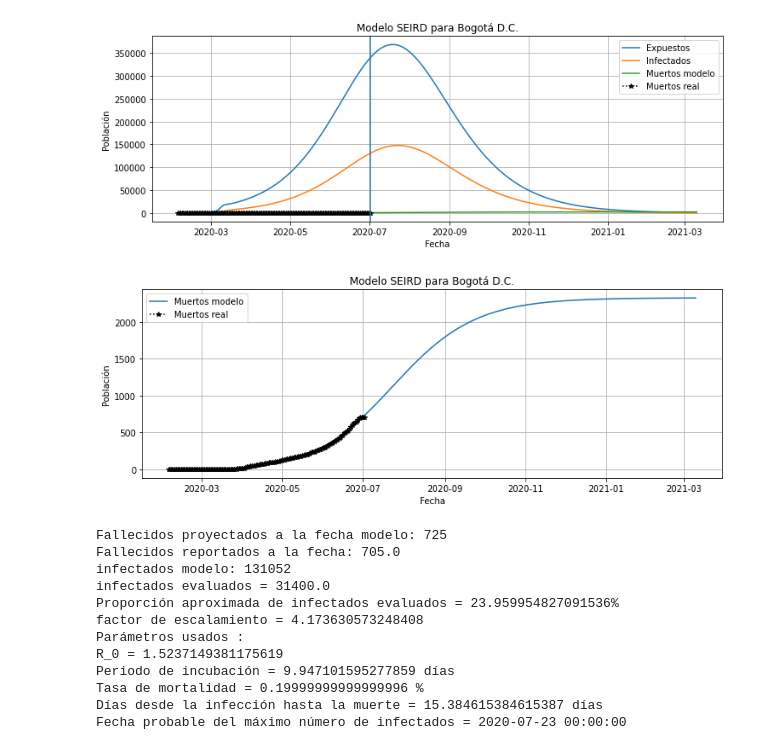
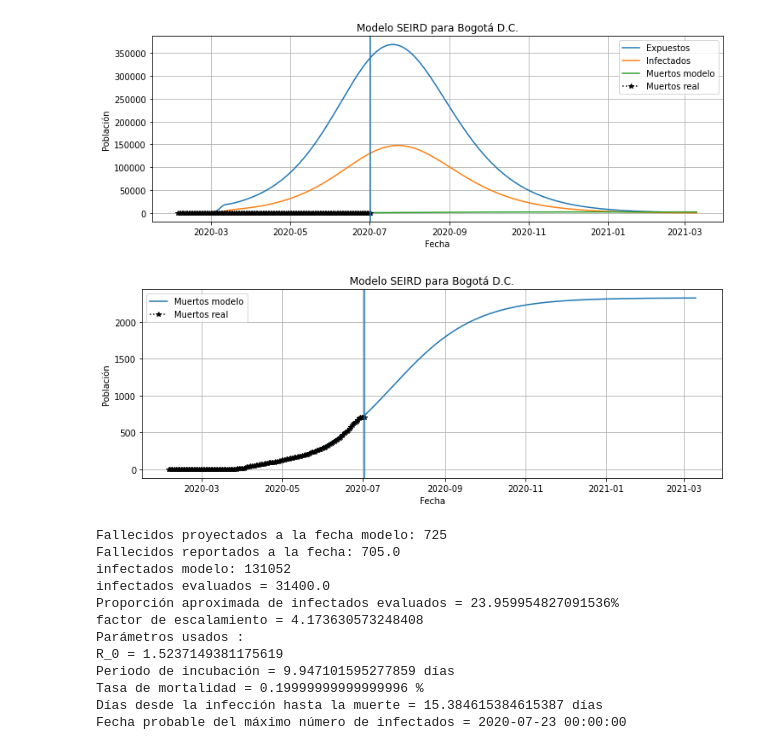
Before and after one commit to jyosa/Covid_Colombia_regiones, a Jupyter notebook: Covid_ciudades_y_departamentos_colombia.ipynb, the cells around one changed output. Saved outputs shown, nothing was run; the diff lists cells and outputs as text; code cells hidden in the pictures.

```diff
--- a/Covid_ciudades_y_departamentos_colombia.ipynb
+++ b/Covid_ciudades_y_departamentos_colombia.ipynb
@@ -302,15 +302,17 @@ Prediction for Bogotá D.C.
 # %%
 fig = plt.figure(figsize=(12,4))
 plt.plot(tiempo,final_model[5])
 plt.plot(x_tiempo,y_data,"k*:")
 plt.grid("True")
 plt.xlabel("Fecha")
 plt.ylabel("Población")
 plt.legend(['Muertos modelo', 'Muertos real'])
 plt.title(title)
+l_date = date.today()
+plt.axvline(l_date, 0, 1, label='hoy')
 plt.show()
 # %% [output]
-[figure, old version]
+[figure, new version]
 # %%
 print('Fallecidos proyectados a la fecha modelo: {}'.format(int(final_model[5][days-1])))
 print('Fallecidos reportados a la fecha: {}'.format(data.max()))
```
